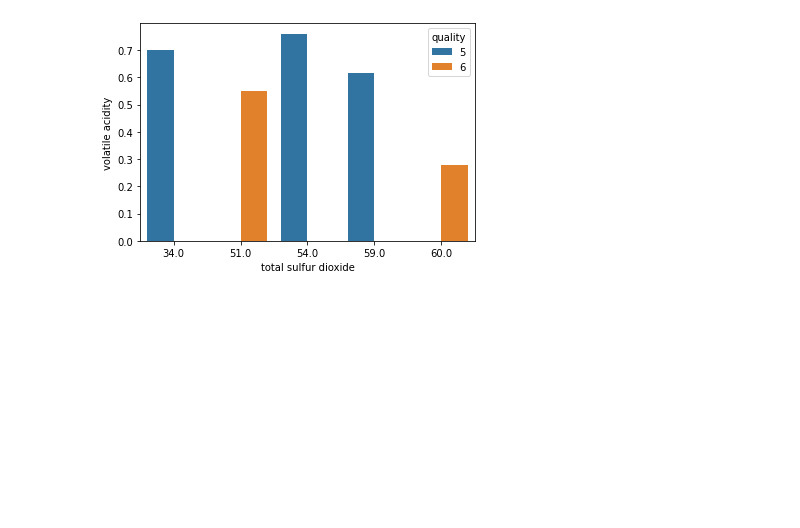
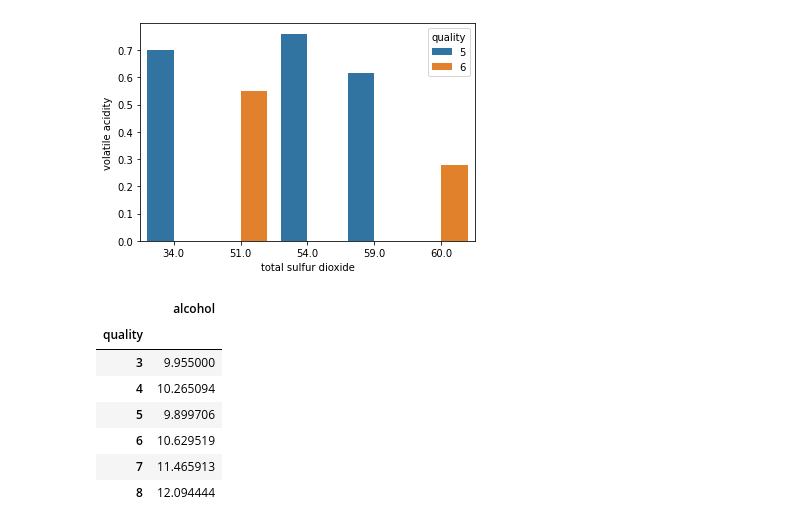
Before and after one commit to Denis04-M/data-wrangling-practise, a Jupyter notebook: practice.ipynb, the cells around one changed output. Cells and saved outputs as stored; diff of their text form; code cells hidden in the pictures; blank space fills up the shorter version.

```diff
--- a/practice.ipynb
+++ b/practice.ipynb
@@ -1038,3 +1037,16 @@ sns.barplot(data=dt, x='total sulfur dioxide', y='volatile acidity', hue='qualit
 # %% [output]
 <matplotlib.axes._subplots.AxesSubplot at 0x...>
 [figure]
+# %%
+w1 = wine_data[['alcohol', 'quality']]
+w1g = w1.groupby('quality')
+w1g.mean()
+# %% [output]
+|  | alcohol |
+| quality |  |
+| 3 | 9.955000 |
+| 4 | 10.265094 |
+| 5 | 9.899706 |
+| 6 | 10.629519 |
+| 7 | 11.465913 |
+| 8 | 12.094444 |
```
Also changed, not shown: parts of 3 cells of this notebook.
